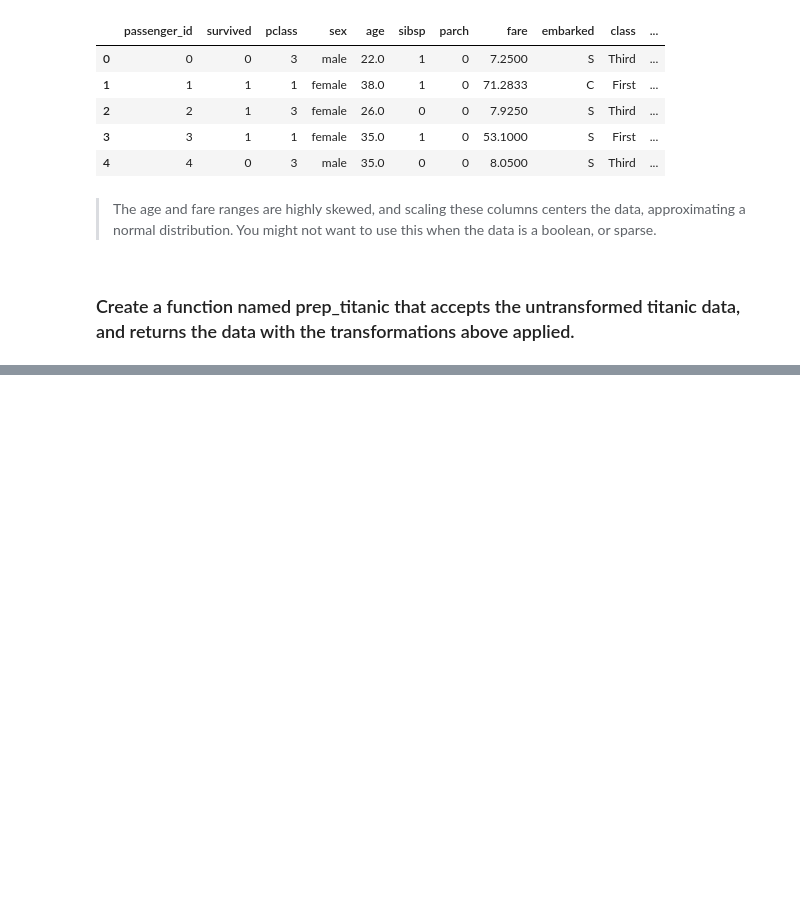
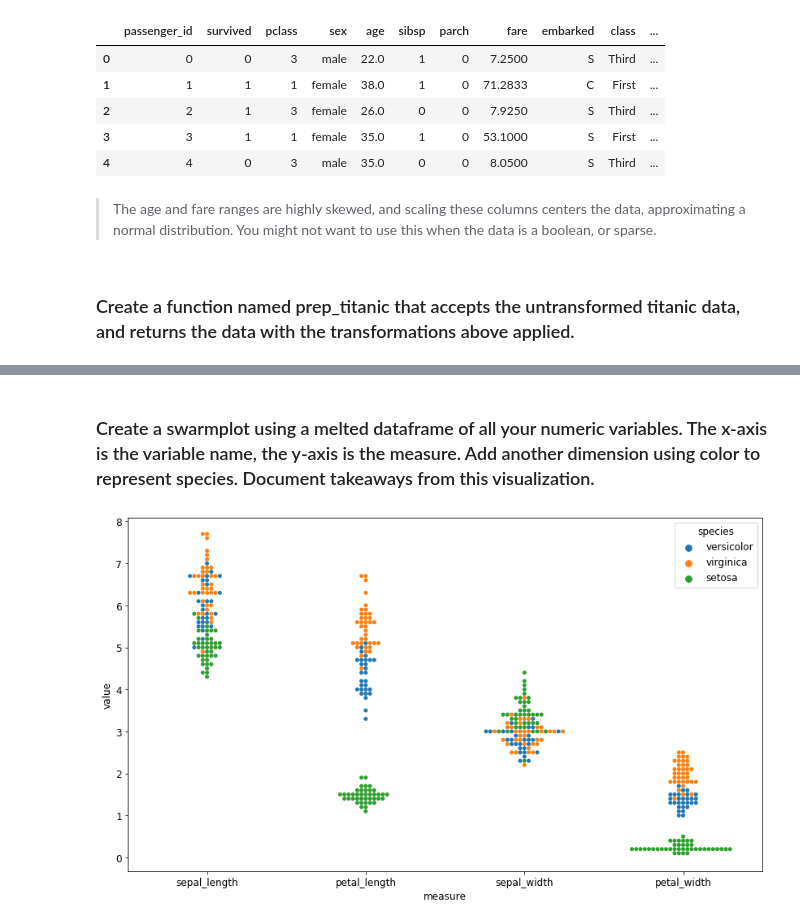
Before and after one commit to brandireger/ds-methodologies-exercises, a Jupyter notebook: classification/classification_exercises.ipynb, the cells around one changed output, grey strips where cells are left out. Saved outputs shown, nothing was run; the diff lists cells and outputs as text; code cells hidden in the pictures; blank space fills up the shorter version.

```diff
--- a/classification/classification_exercises.ipynb
+++ b/classification/classification_exercises.ipynb
@@ -4,6 +4,18 @@ import numpy as np
 import pandas as pd
 import acquire
 from sklearn import preprocessing
+import scipy as sp
+
+%matplotlib inline
+import matplotlib.pyplot as plt
+
+plt.rc('figure', figsize=(14,8))
+plt.rc('font', size=15)
+
+import seaborn as sns
+
+import warnings
+warnings.filterwarnings("ignore")
 # %% [markdown]
 ## Classification Exercises: Acquire Data
 
@@ -473,0 +495,5 @@ train_titanic.head()
+# %%
+iris_df = acquire.get_iris_data()
+train, test = acquire.prep_iris(iris_df)
+
+train.head()
@@ -473,0 +507,11 @@ train_titanic.head()
+# %% [markdown]
+### Create a swarmplot using a melted dataframe of all your numeric variables. The x-axis is the variable name, the y-axis is the measure. Add another dimension using color to represent species. Document takeaways from this visualization.
+# %%
+plt.rc('figure', figsize=(14,8))
+plt.rc('font', size=12)
+
+df_melt = pd.melt(train[['sepal_length', 'petal_length', 'sepal_width', 'petal_width', 'species']], 'species', var_name='measure')
+sns.swarmplot(x='measure', y='value', hue='species', data=df_melt)
+plt.show()
+# %% [output]
+[figure, added]
```
Also changed, not shown: parts of 22 cells of this notebook, 1 other file.
